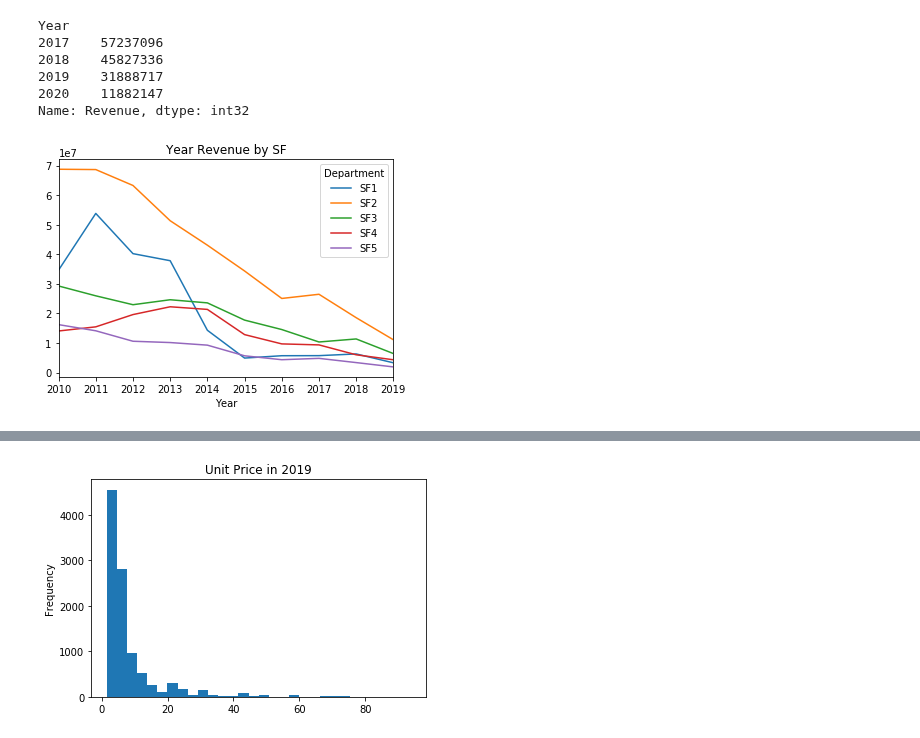
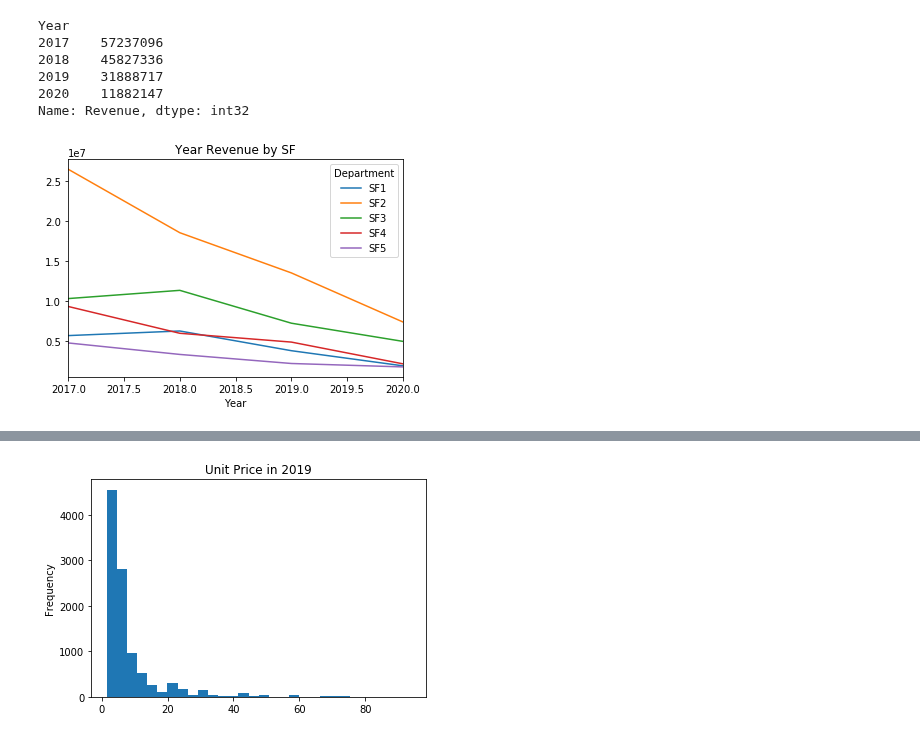
Before and after one commit to ricky4235/Python, a Jupyter notebook: 2_DataAnalysis/IPNB/T1_gd.ipynb, the cells around one changed output, grey strips where cells are left out. Cells and saved outputs as stored; diff of their text form; code cells hidden in the pictures.

```diff
--- a/2_DataAnalysis/IPNB/T1_gd.ipynb
+++ b/2_DataAnalysis/IPNB/T1_gd.ipynb
@@ -430,15 +450,16 @@ Name: Revenue, dtype: int32
 # %%
 #折線圖
 #將SF1~SF5資料篩選出來並繪製每年的平均業績變化(使用 pivot_table)：
+import matplotlib.pyplot as plt
 
 df_SF = df.loc[df['Department'].isin(['SF1', 'SF2', 'SF3', 'SF4', 'SF5'])]
 #loc使用標籤訪問值組
 #isin()接受一个列表，判断该列中元素是否在列表中。
-df_SF_pivot = df_SF.pivot_table(values = 'Foreign Extended Price', columns = 'Department', index = 'Year', aggfunc=np.sum)
+df_SF_pivot = df_SF.pivot_table(values = 'Revenue', columns = 'Department', index = 'Year', aggfunc=np.sum)
 df_SF_pivot.plot(title = 'Year Revenue by SF')
 plt.show()
 # %% [output]
-[figure, old version]
+[figure, new version]
 # %%
 dsp = df_SF_pivot
 dsp
```
Also changed, not shown: parts of 34 cells of this notebook.
